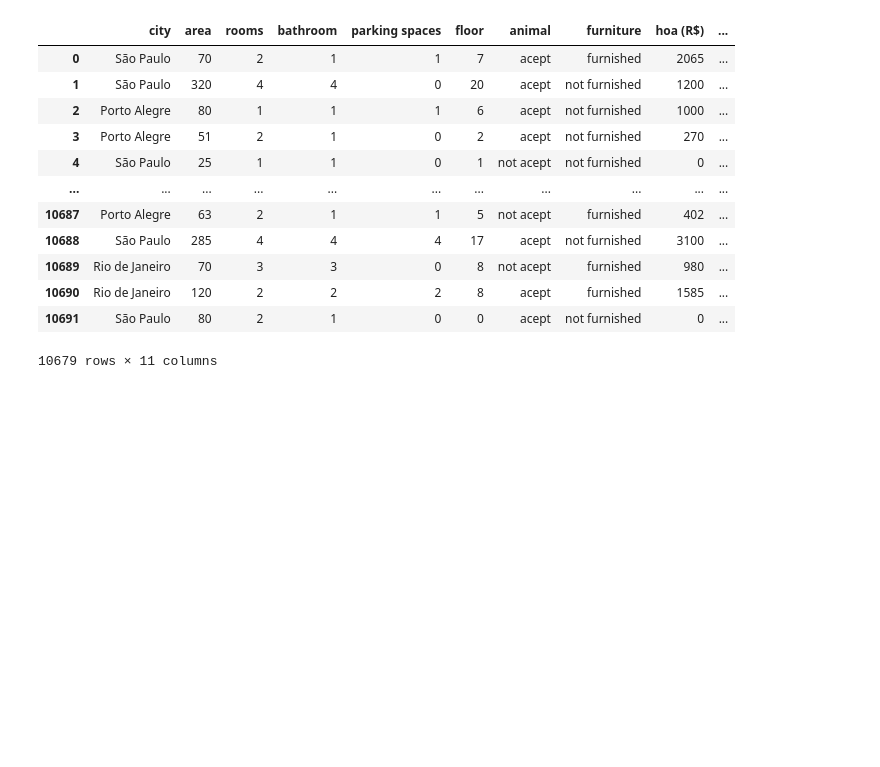
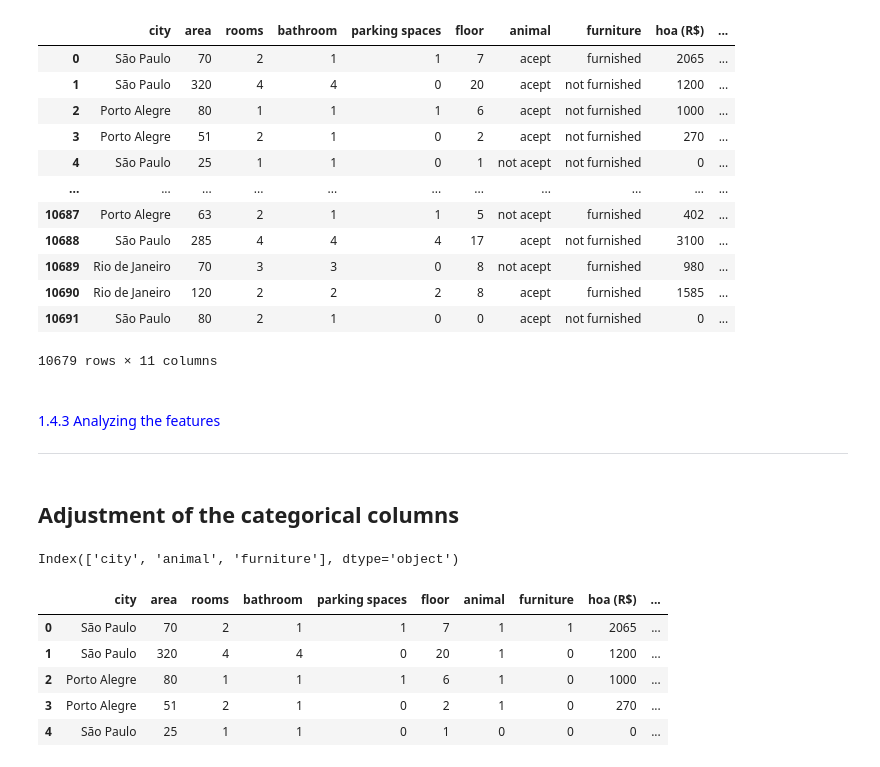
Before and after one commit to Gabriel-limadev/forecast_rent_value, a Jupyter notebook: forecast_rent_value.ipynb, the cells around one changed output. Saved outputs shown, nothing was run; the diff lists cells and outputs as text; code cells hidden in the pictures; blank space fills up the shorter version.

```diff
--- a/forecast_rent_value.ipynb
+++ b/forecast_rent_value.ipynb
@@ -365,3 +369,24 @@ data
 | 10690 | Rio de Janeiro | 120 | 2 | 2 | 2 | 8 | acept | furnished | 1585 | ... |
 | 10691 | São Paulo | 80 | 2 | 1 | 0 | 0 | acept | not furnished | 0 | ... |
 10679 rows × 11 columns
+# %% [markdown]
+<br>
+<font color= 'blue' style='font-size: 20px'>1.4.3 Analyzing the features</font>
+<hr style = 'border: 1px solid blue'>
+# %% [markdown]
+## Adjustment of the categorical columns
+# %%
+categorical_columns
+# %% [output]
+Index(['city', 'animal', 'furniture'], dtype='object')
+# %%
+data['animal'] = data['animal'].map({'acept': 1, 'not acept': 0})
+data['furniture'] = data['furniture'].map({'furnished': 1, 'not furnished': 0})
+data.head()
+# %% [output]
+|  | city | area | rooms | bathroom | parking spaces | floor | animal | furniture | hoa (R$) | ... |
+| 0 | São Paulo | 70 | 2 | 1 | 1 | 7 | 1 | 1 | 2065 | ... |
+| 1 | São Paulo | 320 | 4 | 4 | 0 | 20 | 1 | 0 | 1200 | ... |
+| 2 | Porto Alegre | 80 | 1 | 1 | 1 | 6 | 1 | 0 | 1000 | ... |
+| 3 | Porto Alegre | 51 | 2 | 1 | 0 | 2 | 1 | 0 | 270 | ... |
+| 4 | São Paulo | 25 | 1 | 1 | 0 | 1 | 0 | 0 | 0 | ... |
```
Also changed, not shown: parts of 25 cells of this notebook.
